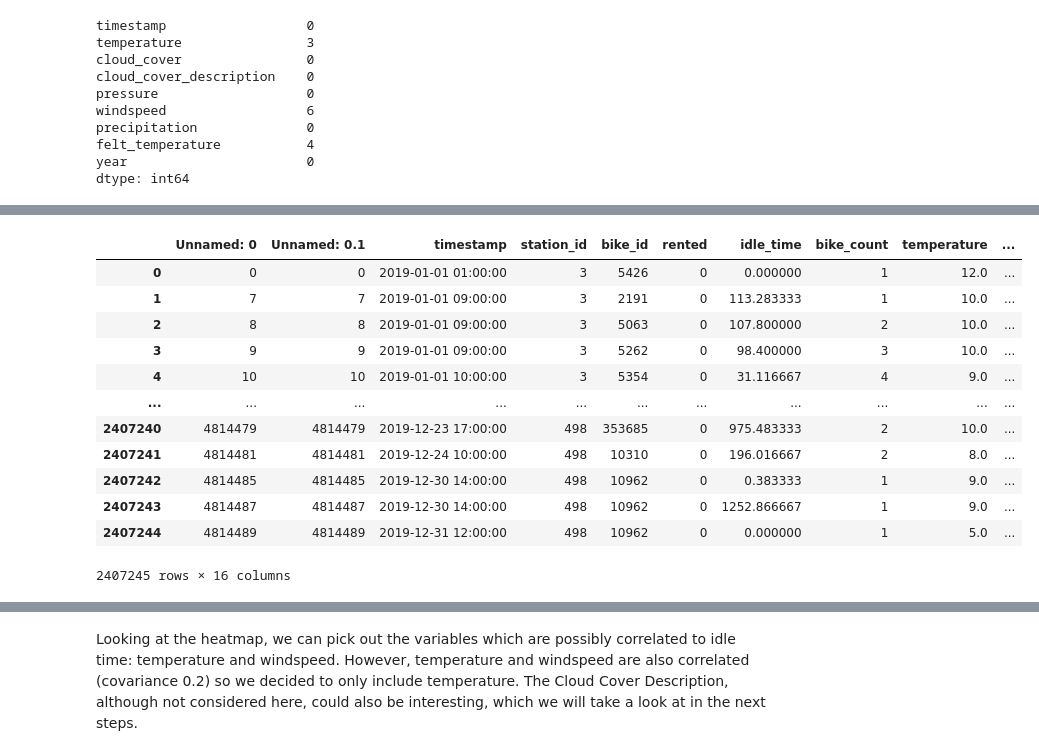
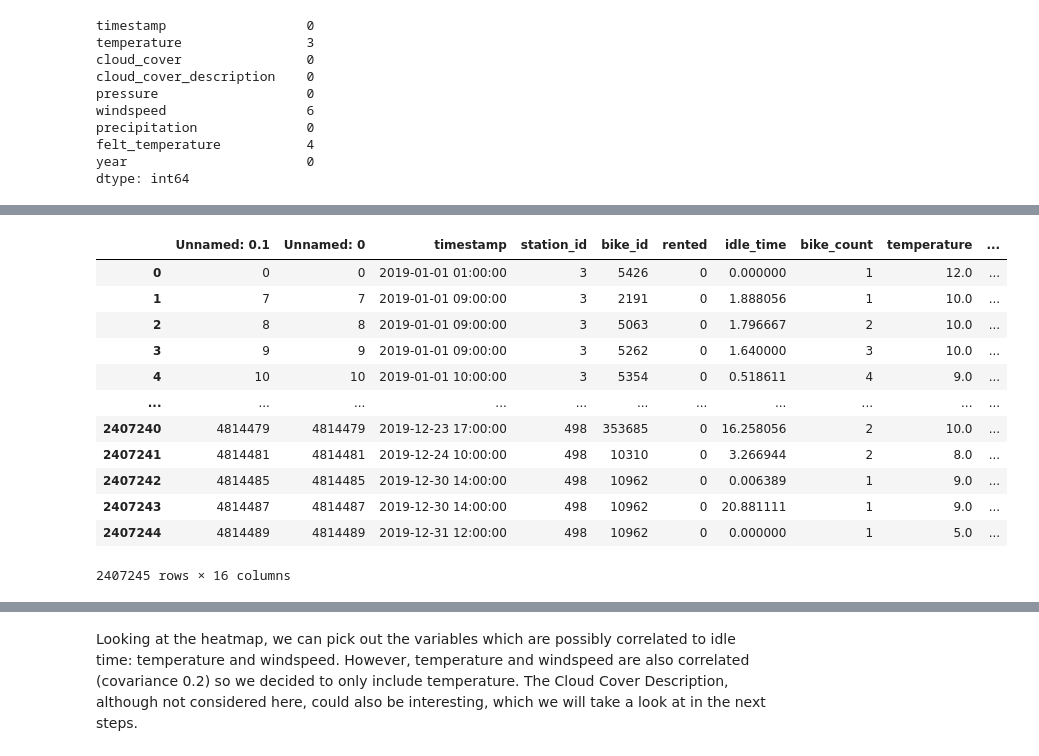
Before and after one commit to Ppkhanh/The-Learning-Machines, a Jupyter notebook: FeaturesEngineering.ipynb, the cells around one changed output, grey strips where cells are left out. Saved outputs shown, nothing was run; the diff lists cells and outputs as text; code cells hidden in the pictures.

```diff
--- a/FeaturesEngineering.ipynb
+++ b/FeaturesEngineering.ipynb
@@ -221,33 +217,33 @@ See the caveats in the documentation: https://pandas.pydata.org/pandas-docs/stab
 # %%
 # extract the hours of the weather data and the data with idle time
 
 
 # Now we want to extract the hours of the weather data and match them with idle time
 df_w_idle_time["timestamp"]= pd.to_datetime(df_w_idle_time["timestamp"],format ='%Y-%m-%d %H:%M:%S')
 df_w_idle_time['timestamp'] = df_w_idle_time['timestamp'].dt.floor('H')
 df_w_idle_time = df_w_idle_time[df_w_idle_time['rented'] == 0]
 
 
 
 # Merge two tables
 df_features= pd.merge(df_w_idle_time, weather_2019, on='timestamp',how= 'left')
 
 # convert idle_time to minutess
-df_features['idle_time'] = pd.to_timedelta(df_features['idle_time']).dt.total_seconds() / 60.0
+df_features['idle_time'] = pd.to_timedelta(df_features['idle_time']).dt.total_seconds() / 3600.0
 
 df_features
 # %% [output]
-|  | Unnamed: 0 | Unnamed: 0.1 | timestamp | station_id | bike_id | rented | idle_time | bike_count | temperature | ... |
+|  | Unnamed: 0.1 | Unnamed: 0 | timestamp | station_id | bike_id | rented | idle_time | bike_count | temperature | ... |
 | 0 | 0 | 0 | 2019-01-01 01:00:00 | 3 | 5426 | 0 | 0.000000 | 1 | 12.0 | ... |
-| 1 | 7 | 7 | 2019-01-01 09:00:00 | 3 | 2191 | 0 | 113.283333 | 1 | 10.0 | ... |
-| 2 | 8 | 8 | 2019-01-01 09:00:00 | 3 | 5063 | 0 | 107.800000 | 2 | 10.0 | ... |
-| 3 | 9 | 9 | 2019-01-01 09:00:00 | 3 | 5262 | 0 | 98.400000 | 3 | 10.0 | ... |
-| 4 | 10 | 10 | 2019-01-01 10:00:00 | 3 | 5354 | 0 | 31.116667 | 4 | 9.0 | ... |
+| 1 | 7 | 7 | 2019-01-01 09:00:00 | 3 | 2191 | 0 | 1.888056 | 1 | 10.0 | ... |
+| 2 | 8 | 8 | 2019-01-01 09:00:00 | 3 | 5063 | 0 | 1.796667 | 2 | 10.0 | ... |
+| 3 | 9 | 9 | 2019-01-01 09:00:00 | 3 | 5262 | 0 | 1.640000 | 3 | 10.0 | ... |
+| 4 | 10 | 10 | 2019-01-01 10:00:00 | 3 | 5354 | 0 | 0.518611 | 4 | 9.0 | ... |
 | ... | ... | ... | ... | ... | ... | ... | ... | ... | ... | ... |
-| 2407240 | 4814479 | 4814479 | 2019-12-23 17:00:00 | 498 | 353685 | 0 | 975.483333 | 2 | 10.0 | ... |
-| 2407241 | 4814481 | 4814481 | 2019-12-24 10:00:00 | 498 | 10310 | 0 | 196.016667 | 2 | 8.0 | ... |
-| 2407242 | 4814485 | 4814485 | 2019-12-30 14:00:00 | 498 | 10962 | 0 | 0.383333 | 1 | 9.0 | ... |
-| 2407243 | 4814487 | 4814487 | 2019-12-30 14:00:00 | 498 | 10962 | 0 | 1252.866667 | 1 | 9.0 | ... |
+| 2407240 | 4814479 | 4814479 | 2019-12-23 17:00:00 | 498 | 353685 | 0 | 16.258056 | 2 | 10.0 | ... |
+| 2407241 | 4814481 | 4814481 | 2019-12-24 10:00:00 | 498 | 10310 | 0 | 3.266944 | 2 | 8.0 | ... |
+| 2407242 | 4814485 | 4814485 | 2019-12-30 14:00:00 | 498 | 10962 | 0 | 0.006389 | 1 | 9.0 | ... |
+| 2407243 | 4814487 | 4814487 | 2019-12-30 14:00:00 | 498 | 10962 | 0 | 20.881111 | 1 | 9.0 | ... |
 | 2407244 | 4814489 | 4814489 | 2019-12-31 12:00:00 | 498 | 10962 | 0 | 0.000000 | 1 | 5.0 | ... |
 2407245 rows × 16 columns
 # %%
```
Also changed, not shown: parts of 23 cells of this notebook.
